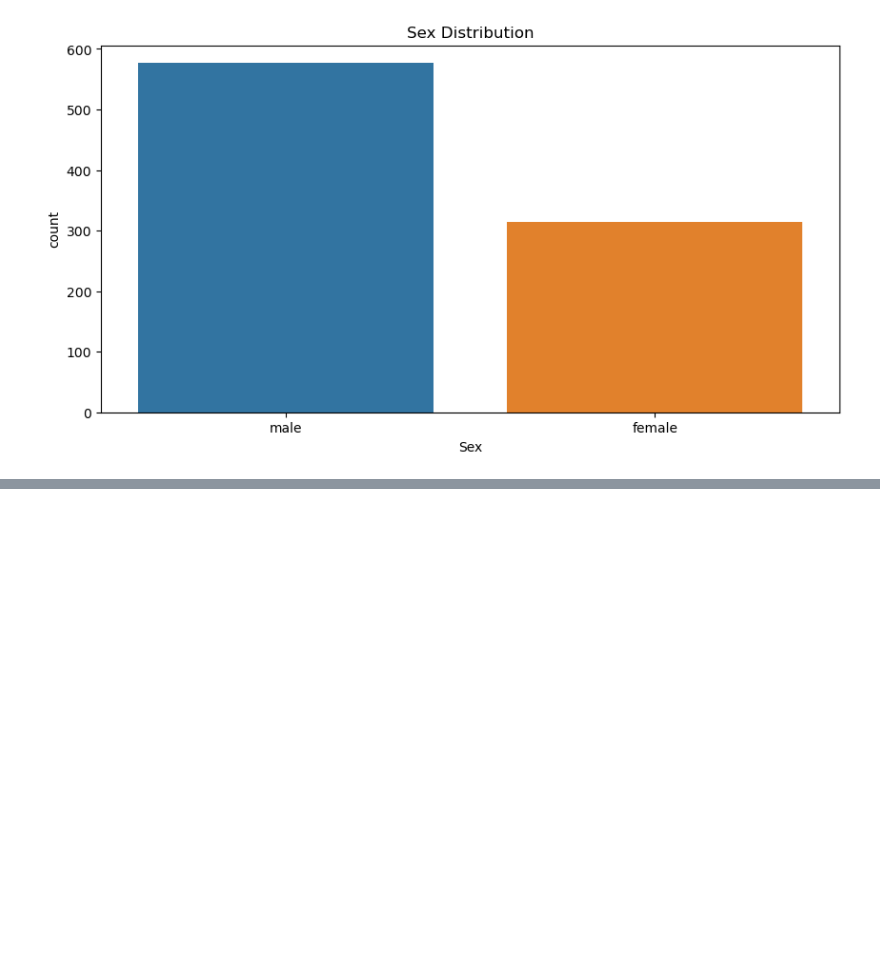
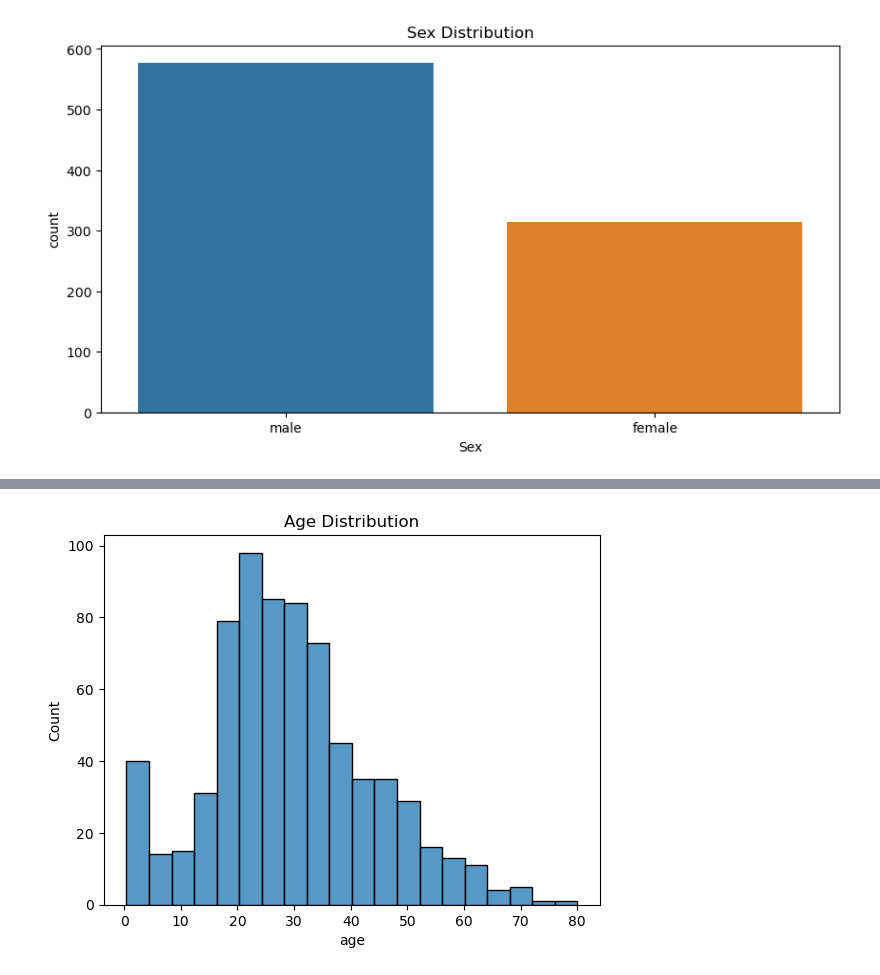
Before and after one commit to SOkwharobo/titanic_machine_learning_from_disaster, a Jupyter notebook: titanic_ml.ipynb, the cells around one changed output, grey strips where cells are left out. Cells and saved outputs as stored; diff of their text form; code cells hidden in the pictures; blank space fills up the shorter version.

Commit message:
prepare data for ml stage

```diff
--- a/titanic_ml.ipynb
+++ b/titanic_ml.ipynb
@@ -141,0 +179,5 @@ catergorical_plot("sex", "Sex Distribution", "Sex")
+# %%
+sns.histplot(data=df,x='age')
+plt.title('Age Distribution');
+# %% [output]
+[figure, added]
```
Also changed, not shown: parts of 49 cells of this notebook.
